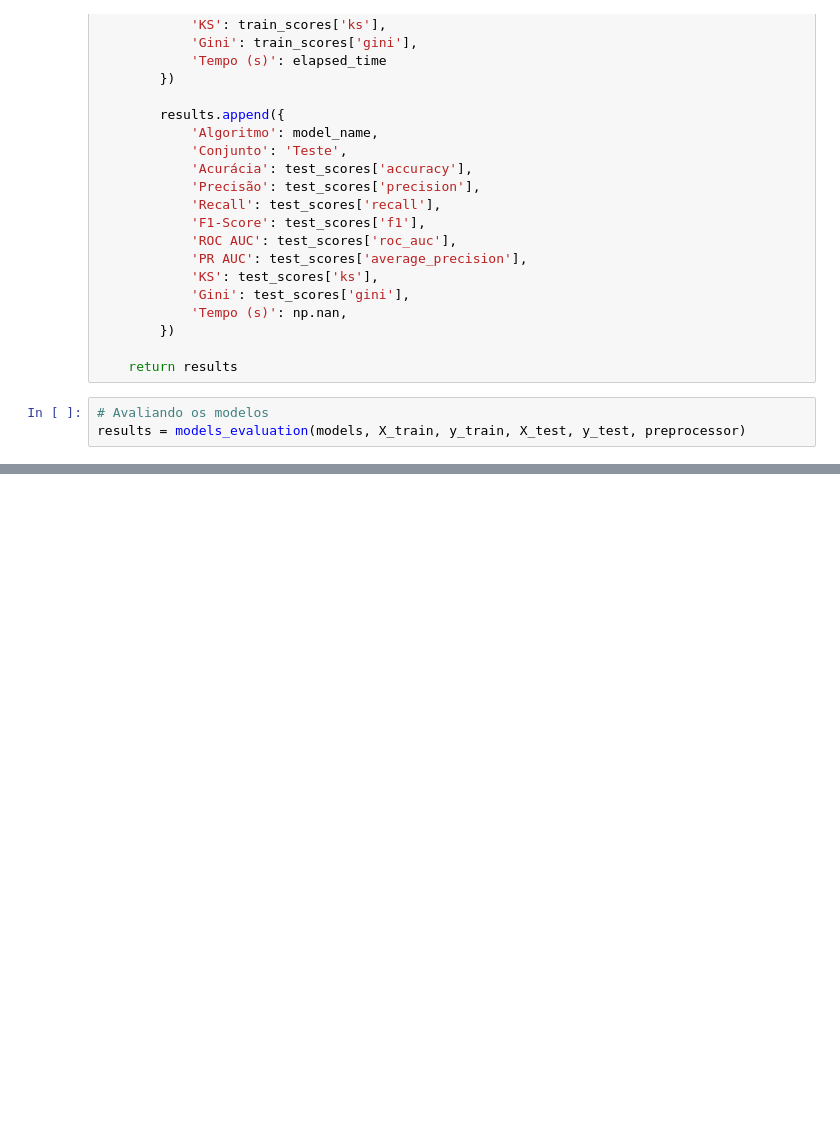
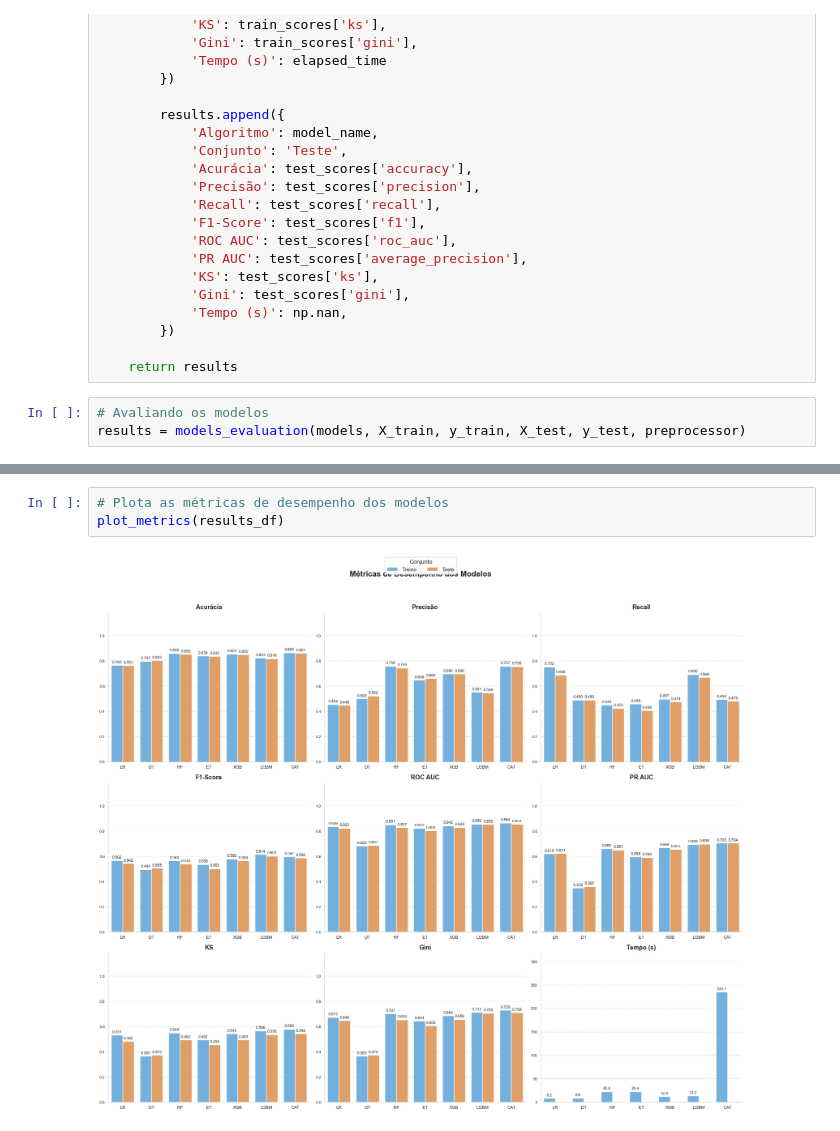
Before and after one commit to emso-exe/Churn_clientes_de_banco, a Jupyter notebook: notebooks/003_modelagem_preditiva.ipynb, the cells around one changed output, grey strips where cells are left out. Cells and saved outputs as stored; diff of their text form; blank space fills up the shorter version.

```diff
--- a/notebooks/003_modelagem_preditiva.ipynb
+++ b/notebooks/003_modelagem_preditiva.ipynb
@@ -512,0 +737,5 @@ results_df
+# %%
+# Plota as métricas de desempenho dos modelos
+plot_metrics(results_df)
+# %% [output]
+[figure, added]
```
Also changed, not shown: parts of 6 cells of this notebook.
